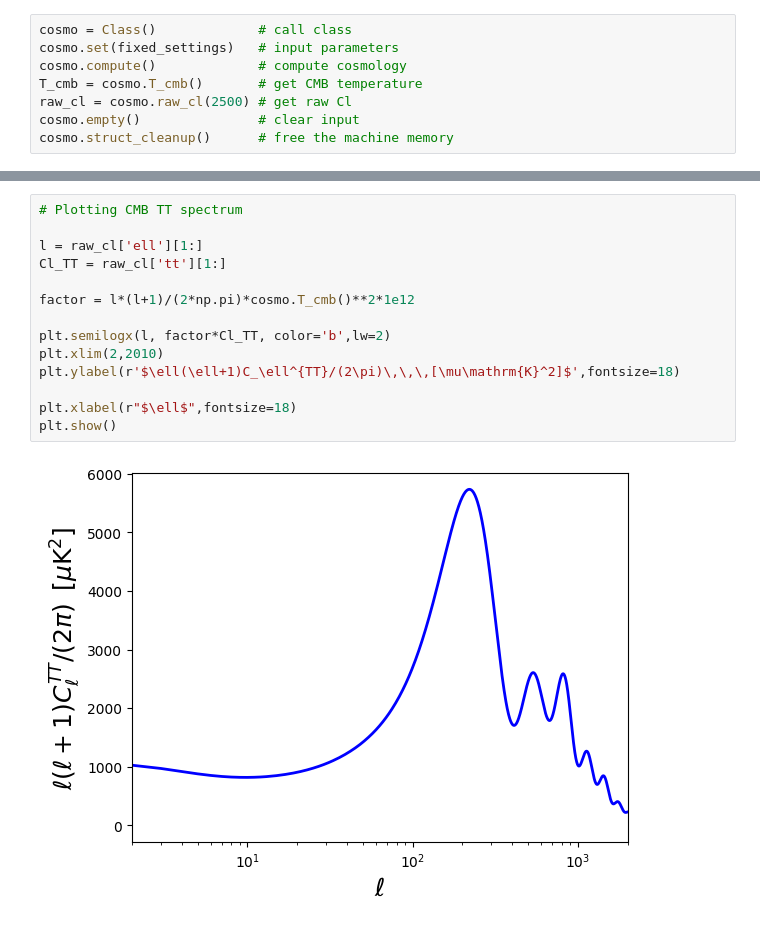
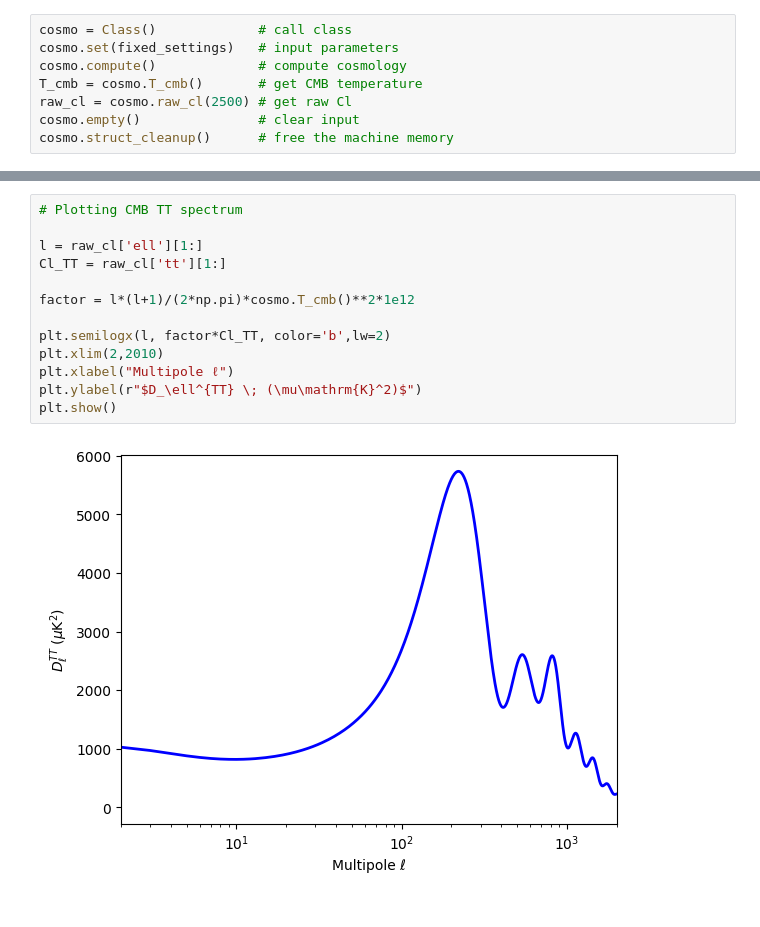
Before and after one commit to Anil3227/CLASS-Course-, a Jupyter notebook: AnilClass1.ipynb, the cells around one changed output, grey strips where cells are left out. Cells and saved outputs as stored; diff of their text form.

```diff
--- a/AnilClass1.ipynb
+++ b/AnilClass1.ipynb
@@ -76,16 +76,15 @@ plt.show()
 # %%
 # Plotting CMB TT spectrum
 
 l = raw_cl['ell'][1:]
 Cl_TT = raw_cl['tt'][1:]
 
 factor = l*(l+1)/(2*np.pi)*cosmo.T_cmb()**2*1e12
 
 plt.semilogx(l, factor*Cl_TT, color='b',lw=2)
 plt.xlim(2,2010)
-plt.ylabel(r'$\ell(\ell+1)C_\ell^{TT}/(2\pi)\,\,\,[\mu\mathrm{K}^2]$',fontsize=18)
-
-plt.xlabel(r"$\ell$",fontsize=18)
+plt.xlabel("Multipole ℓ")
+plt.ylabel(r"$D_\ell^{TT} \; (\mu\mathrm{K}^2)$")
 plt.show()
 # %% [output]
-[figure, old version]
+[figure, new version]
```
Also changed, not shown: parts of 1 cell of this notebook.
